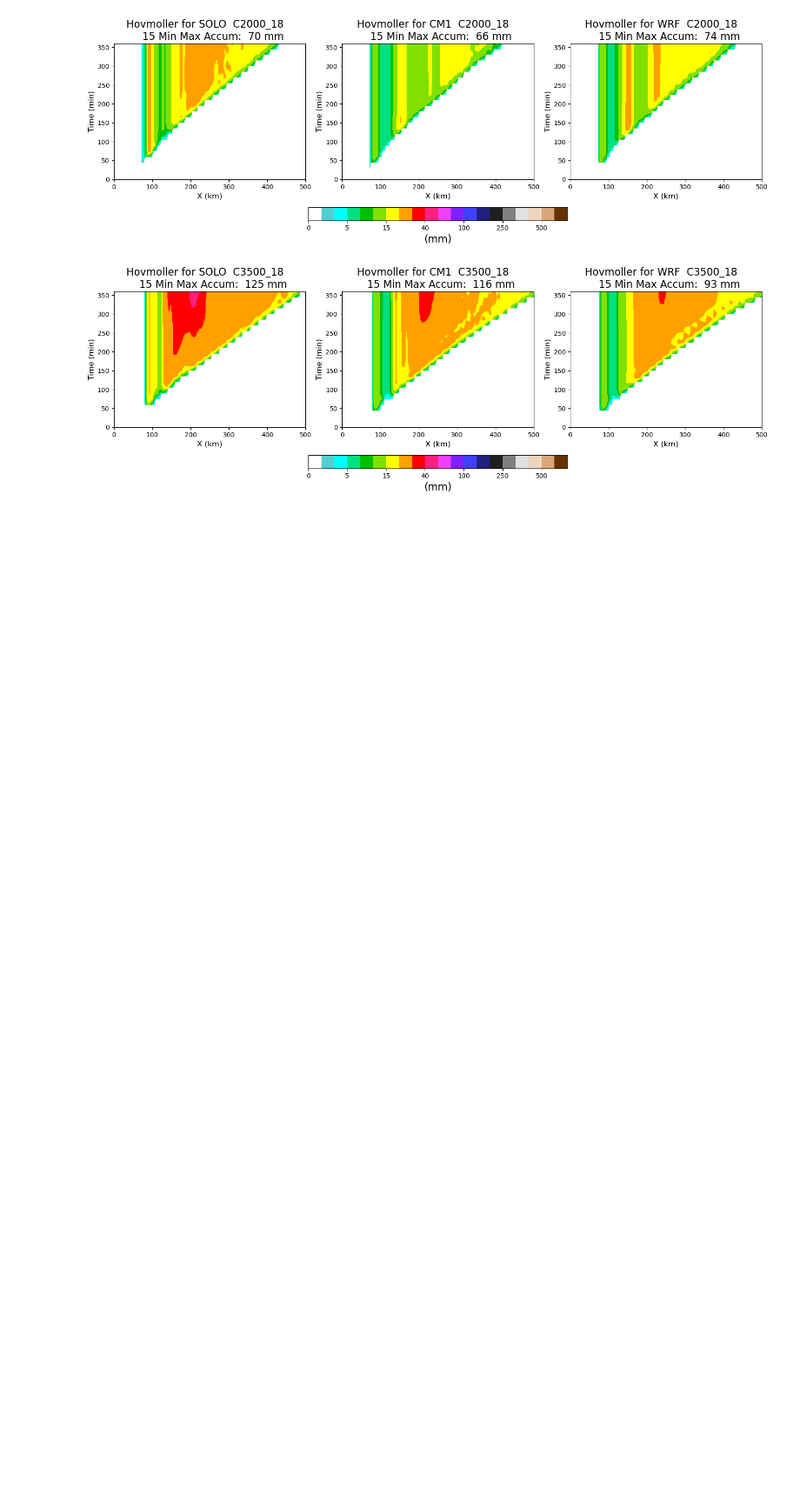
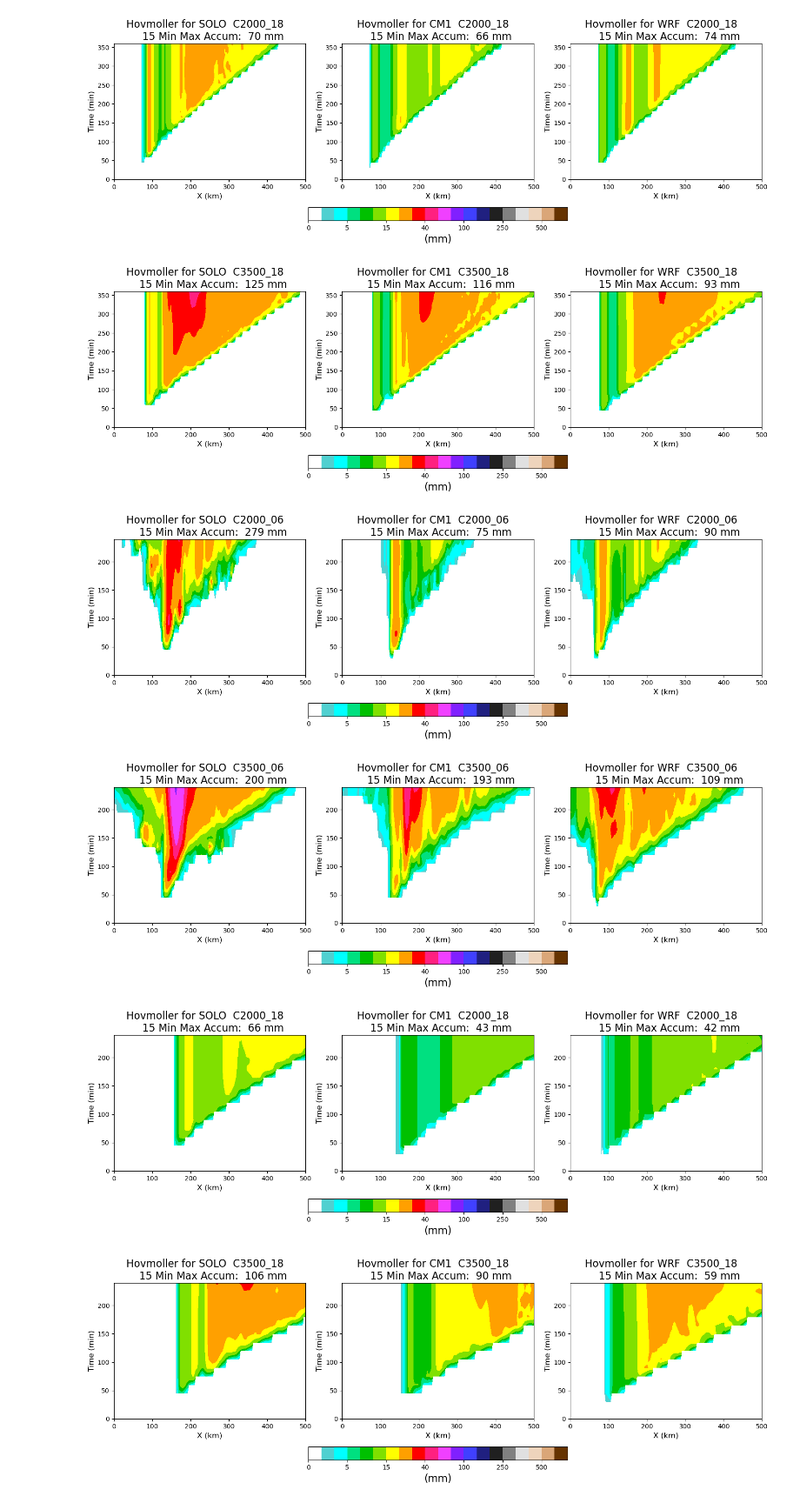
Before and after one commit to louiswicker/CAM_analysis_tools, a Jupyter notebook: ideal_cases/plot_Hovmoller.ipynb, the cells around one changed output. Shown at 87% size. Cells and saved outputs as stored; diff of their text form; code cells hidden in the pictures; blank space fills up the shorter version.

```diff
--- a/ideal_cases/plot_Hovmoller.ipynb
+++ b/ideal_cases/plot_Hovmoller.ipynb
@@ -118,5 +118,5 @@ for shear in allshear:
 # %%
-def plot_hovmoller_precip(models, key, label,clevels=[100,300,500], ax=None):
+def plot_hovmoller_precip(models, key, label,clevels=[100,300,500], ylim = None, ax=None):
 
     # Arbitrary weights
     # weights = np.array([[0, 0, 1, 0, 0],
@@ -148,7 +148,10 @@ def plot_hovmoller_precip(models, key, label,clevels=[100,300,500], ax=None):
     ax.set_xlabel('X (km)', fontsize=12)
     ax.set_title("Hovmoller for %s  %s   \n  15 Min Max Accum:  %d mm" % (key.swapcase(), label, np.int(fmax.max())), fontsize=16)
     ax.set_xlim(0.0, 500)
-    ax.set_ylim(0.0, 360)
+    if ylim:
+        ax.set_ylim(0.0, ylim)
+    else:
+        ax.set_ylim(0.0, time[-1])
 
     return cs
 # %%
@@ -176,3 +179,35 @@ for shear in allshear:
 [figure]
 [figure]
 [figure]
+# %%
+models = { 'cm1': pickle2Obj('precip/cm1_squall_1km_accum_prec.pkl',retObj=False),
+           'wrf': pickle2Obj('precip/wrf_squall_1km_accum_prec.pkl', retObj=False),
+           'solo': pickle2Obj('precip/solo_squall_1km_accum_prec.pkl',retObj=False),
+           # 'solo2': pickle2Obj('precip/solo_squall_3km_nord2_accum_prec.pkl',retObj=False),
+           # 'solo1': pickle2Obj('precip/solo_squall_3km_nord1_accum_prec.pkl',retObj=False)
+         }
+# %%
+#-----------------------------
+allcape = ("C2000","C3500",)
+allshear = ("06","18")
+
+for shear in allshear:
+    for cape in allcape:
+
+        fig, ax = plt.subplots(1,3, constrained_layout=True, figsize=(15,5))
+
+        label = "%s_%s" % (cape, shear)
+
+        cs = plot_hovmoller_precip(models, 'solo', label, ax=ax[0], ylim = 240.)
+        cs = plot_hovmoller_precip(models, 'cm1', label, ax=ax[1], ylim = 240.)
+        cs = plot_hovmoller_precip(models, 'wrf', label, ax=ax[2], ylim = 240.)
+
+        cbar = fig.colorbar(cs, ax=ax[:], shrink=0.4, location='bottom')
+        cbar.set_label('(mm)', fontsize=16)
+
+        plt.savefig("Experiment_1km_%s_Hovmoller.png" % (label))
+# %% [output]
+[figure, added]
+[figure, added]
+[figure, added]
+[figure, added]
```
Also changed, not shown: parts of 1 cell of this notebook, 1 other file.
